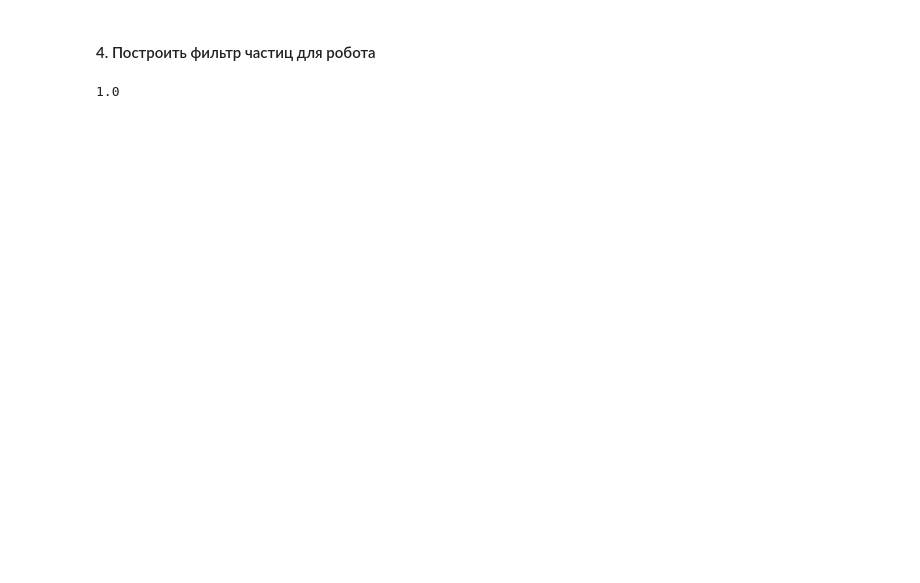
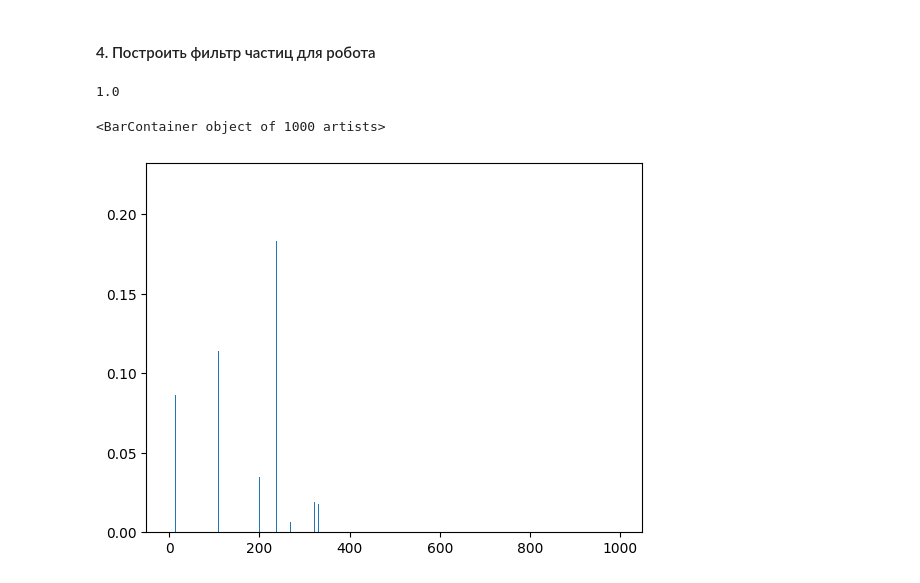
Before and after one commit to DuePonto/MLR, a Jupyter notebook: Lab_2_3/lab_2_3.ipynb, the cells around one changed output. Saved outputs shown, nothing was run; the diff lists cells and outputs as text; code cells hidden in the pictures; blank space fills up the shorter version.

```diff
--- a/Lab_2_3/lab_2_3.ipynb
+++ b/Lab_2_3/lab_2_3.ipynb
@@ -261,14 +266,19 @@ def prob(pos, pos_dist):
     return 1/np.sqrt(2 * np.pi * sigma_meas) * np.exp( -(np.sqrt((pos[0] - pos_dist[0])**2 + (pos[1] - pos_dist[1])**2))**2 / sigma_meas )
 # %%
 # Обновление весов
-def weight_calc(pos, weights, pos_dist):
+def weight_calc(pos, pos_dist, weights_f):
     for i in range(N_points):
-        weights[i] = prob(pos, pos_dist[i])
-    weights = weights / np.sum(weights)
+        weights_f[i] = prob(pos, pos_dist[i])
+    weights_f = weights_f / np.sum(weights)
 
-    return weights
+    return weights_f
 # %%
-new_weights = weight_calc(calc_pos_massive[0,:], weights, points_true_pos_massive[0][:][:])
+new_weights = weight_calc(calc_pos_massive[0,:], points_true_pos_massive[0][:][:], weights)
 print(np.sum(new_weights))
 # %% [output]
 1.0
+# %%
+plt.bar(range(N_points), new_weights)
+# %% [output]
+<BarContainer object of 1000 artists>
+[figure, added]
```
Also changed, not shown: parts of 5 cells of this notebook.
